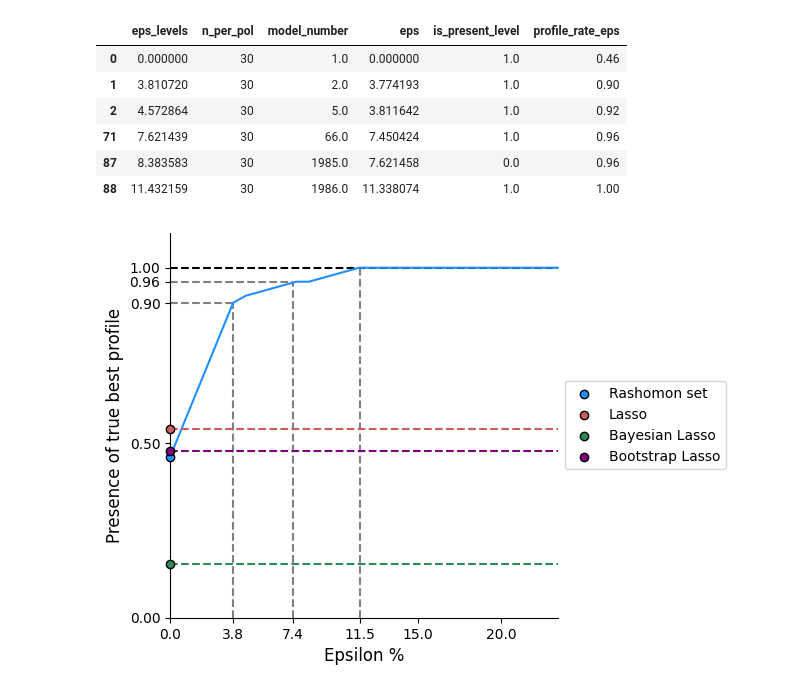
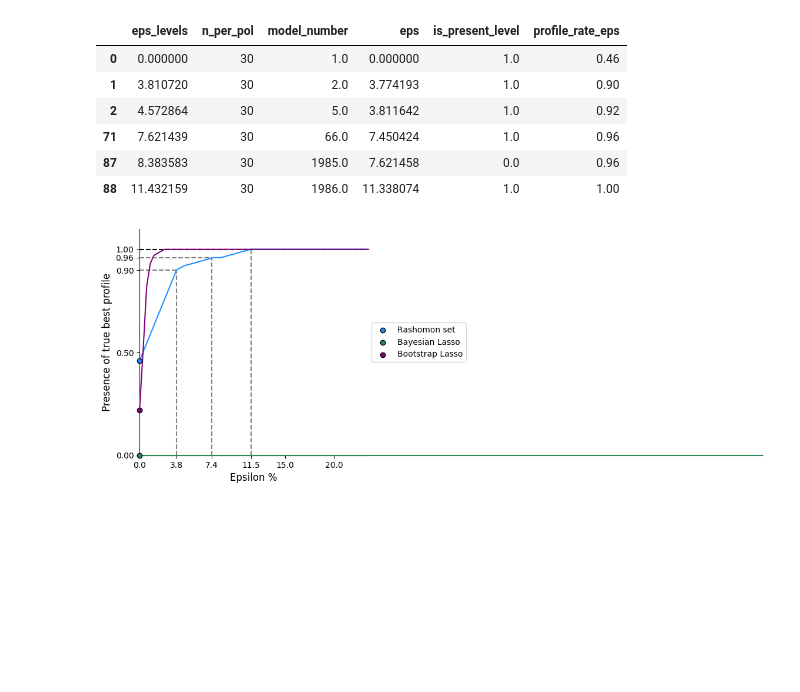
Before and after one commit to AparaV/rashomon-partition-sets, a Jupyter notebook: Code/analyze_reff_simulations.ipynb, the cells around one changed output. Saved outputs shown, nothing was run; the diff lists cells and outputs as text; code cells hidden in the pictures; blank space fills up the shorter version.

Commit message:
Get plots working

```diff
--- a/Code/analyze_reff_simulations.ipynb
+++ b/Code/analyze_reff_simulations.ipynb
@@ -228,0 +212,7 @@ blasso_df.head()
+# %%
+blasso_samples_fname = "../Results/4arms/" + fname_prefix + "blasso_samples" + "_10_5_test.csv" #blasso_fname_suffix
+blasso_samples_raw_df = pd.read_csv(blasso_samples_fname)
+blasso_samples_raw_df = blasso_samples_raw_df.drop("Unnamed: 0", axis=1)
+
+print(f"Loaded {len(blasso_samples_raw_df)} Bayesian Lasso samples")
+blasso_samples_raw_df.head()
@@ -274,0 +372,7 @@ bootstrap_df.head(n=10)
+# %%
+bootstrap_samples_fname = "../Results/4arms/" + fname_prefix + "bootstrap_samples" + bootstrap_fname_suffix
+bootstrap_samples_raw_df = pd.read_csv(bootstrap_samples_fname)
+bootstrap_samples_raw_df = bootstrap_samples_raw_df.drop("Unnamed: 0", axis=1)
+
+print(f"Loaded {len(bootstrap_samples_raw_df)} Bootstrap samples")
+bootstrap_samples_raw_df.head()
@@ -494,12 +701,11 @@ fig, ax = plt.subplots(figsize=(5,5))
 ax.spines[['right', 'top']].set_visible(False)
 
 n = 30
-colors = ["dodgerblue", "indianred", "green", "orange", "orchid", "mediumseagreen", "slateblue", "slategray"]
+colors = ["dodgerblue", "indianred", "seagreen", "purple", "orchid", "mediumseagreen", "slateblue", "slategray"]
 
 len_x = 10
 x_horizontal = np.linspace(0, np.max(plot_ext_df["eps_levels"]), num=len_x)
 y_best = np.array([1] * len_x)
-# y_baseline = np.array([1/8] * len_x)
 ax.plot(x_horizontal, y_best, color="black", ls="--")
 ax.plot([11.5, 11.5], [0, 1], color="grey", ls="--")
 ax.plot([0, 3.8], [0.9, 0.9], color="grey", ls="--")
@@ -507,61 +713,54 @@ ax.plot([3.8, 3.8], [0, 0.9], color="grey", ls="--")
 ax.plot([0, 7.4], [0.96, 0.96], color="grey", ls="--")
 ax.plot([7.4, 7.4], [0, 0.96], color="grey", ls="--")
 
+# Rashomon set curve
+ax.plot(plot_ext_df["eps_levels"], plot_ext_df["profile_rate_eps"],
+        color=colors[0], zorder=3.1, clip_on=False)
 
-ax.plot(plot_ext_df["eps_levels"], plot_ext_df["profile_rate_eps"],
-        color=colors[0], zorder=3.1, clip_on=False,
-        # label=f"{n}"
-       )
+# Lasso single point (horizontal line)
+# ax.plot([0, max_eps], [lasso_profile_means[best_profile_idx], lasso_profile_means[best_profile_idx]],
+#          color=colors[1], zorder=3.1, clip_on=False, ls="--")
 
-ax.plot([0, max_eps], [lasso_profile_means[best_profile_idx], lasso_profile_means[best_profile_idx]],
-         color="indianred", zorder=3.1, clip_on=False, ls="--"
-        )
+# Bayesian Lasso curve
+ax.plot(blasso_plot_ext_df["eps_levels"], blasso_plot_ext_df["profile_rate_eps"],
+         color=colors[2], zorder=3.1, clip_on=False)
 
-ax.plot([0, max_eps], [blasso_profile_means[best_profile_idx], blasso_profile_means[best_profile_idx]],
-         color="seagreen", zorder=3.1, clip_on=False, ls="--"
-        )
+# Bootstrap curve
+ax.plot(bootstrap_plot_ext_df["eps_levels"], bootstrap_plot_ext_df["profile_rate_eps"],
+         color=colors[3], zorder=3.1, clip_on=False)
 
-ax.plot([0, max_eps], [bootstrap_profile_means[best_profile_idx], bootstrap_profile_means[best_profile_idx]],
-         color="purple", zorder=3.1, clip_on=False, ls="--"
-        )
-
+# Scatter points for legend
 ax.scatter(plot_ext_df["eps_levels"].iloc[0], plot_ext_df["profile_rate_eps"].iloc[0],
            color=colors[0], edgecolor="black",
            label="Rashomon set",
            zorder=3.1, clip_on=False)
 
-ax.scatter([0], lasso_profile_means[best_profile_idx],
-           color="indianred", edgecolor="black",
-           label="Lasso",
-           zorder=3.1, clip_on=False)
+# ax.scatter([0], lasso_profile_means[best_profile_idx],
+#            color=colors[1], edgecolor="black",
+#            label="Lasso",
+#            zorder=3.1, clip_on=False)
 
-ax.scatter([0], blasso_profile_means[best_profile_idx],
-           color="seagreen", edgecolor="black",
+ax.scatter(blasso_plot_ext_df["eps_levels"].iloc[0], blasso_plot_ext_df["profile_rate_eps"].iloc[0],
+           color=colors[2], edgecolor="black",
            label="Bayesian Lasso",
            zorder=3.1, clip_on=False)
 
-ax.scatter([0], bootstrap_profile_means[best_profile_idx],
-           color="purple", edgecolor="black",
+ax.scatter(bootstrap_plot_ext_df["eps_levels"].iloc[0], bootstrap_plot_ext_df["profile_rate_eps"].iloc[0],
+           color=colors[3], edgecolor="black",
            label="Bootstrap Lasso",
            zorder=3.1, clip_on=False)
 
-# ax.scatter([0], ct_profile_means[best_profile_idx],
-#            color="forestgreen", edgecolor="black",
-#            label="Causal Trees",
-#            zorder=3.1, clip_on=False)
-
-# ax.set_xscale("log")
 ax.set_xlim(0, max_eps)
 ax.set_xlabel("Epsilon %", fontsize=12)
 ax.set_xticks([0, 3.8, 7.4, 11.5, 15, 20])
 
 ax.set_ylim(0, 1.1)
 ax.set_yticks([0, 0.5, 0.9, 0.96, 1])
 ax.set_ylabel("Presence of true best profile", fontsize=12)
 
-ax.legend(loc="center left", bbox_to_anchor=(1, 0.5))#, title="Samples per variant")
+ax.legend(loc="center left", bbox_to_anchor=(1, 0.5))
 
-# plt.savefig("../Figures/reff/best_profile_rate_no_legend.png", dpi=300, bbox_inches="tight")
+# plt.savefig("../Figures/reff/best_profile_rate_epsilon_all_methods.png", dpi=300, bbox_inches="tight")
 plt.show()
 # %% [output]
-[figure, old version]
+[figure, new version]
```
Also changed, not shown: parts of 13 cells of this notebook.
